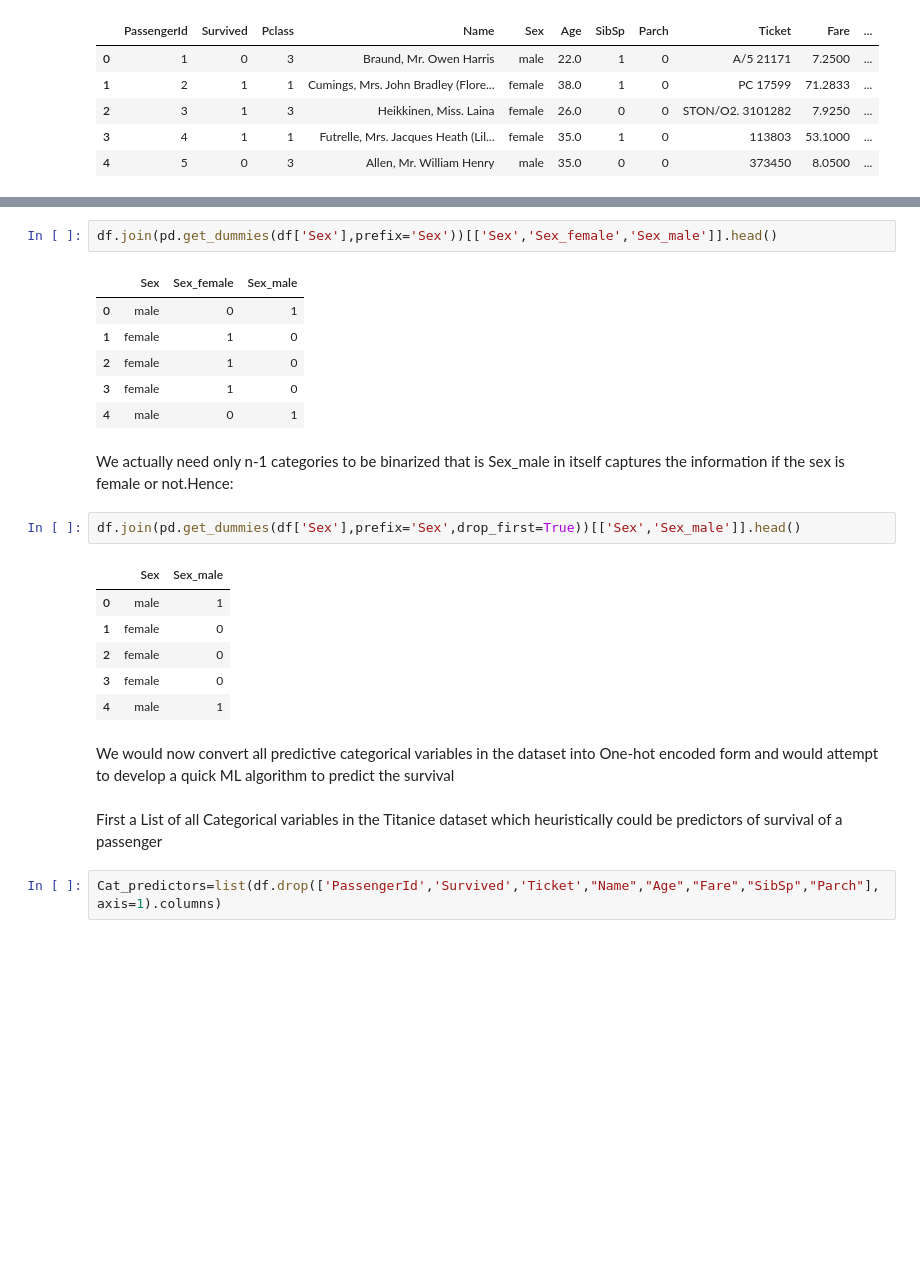
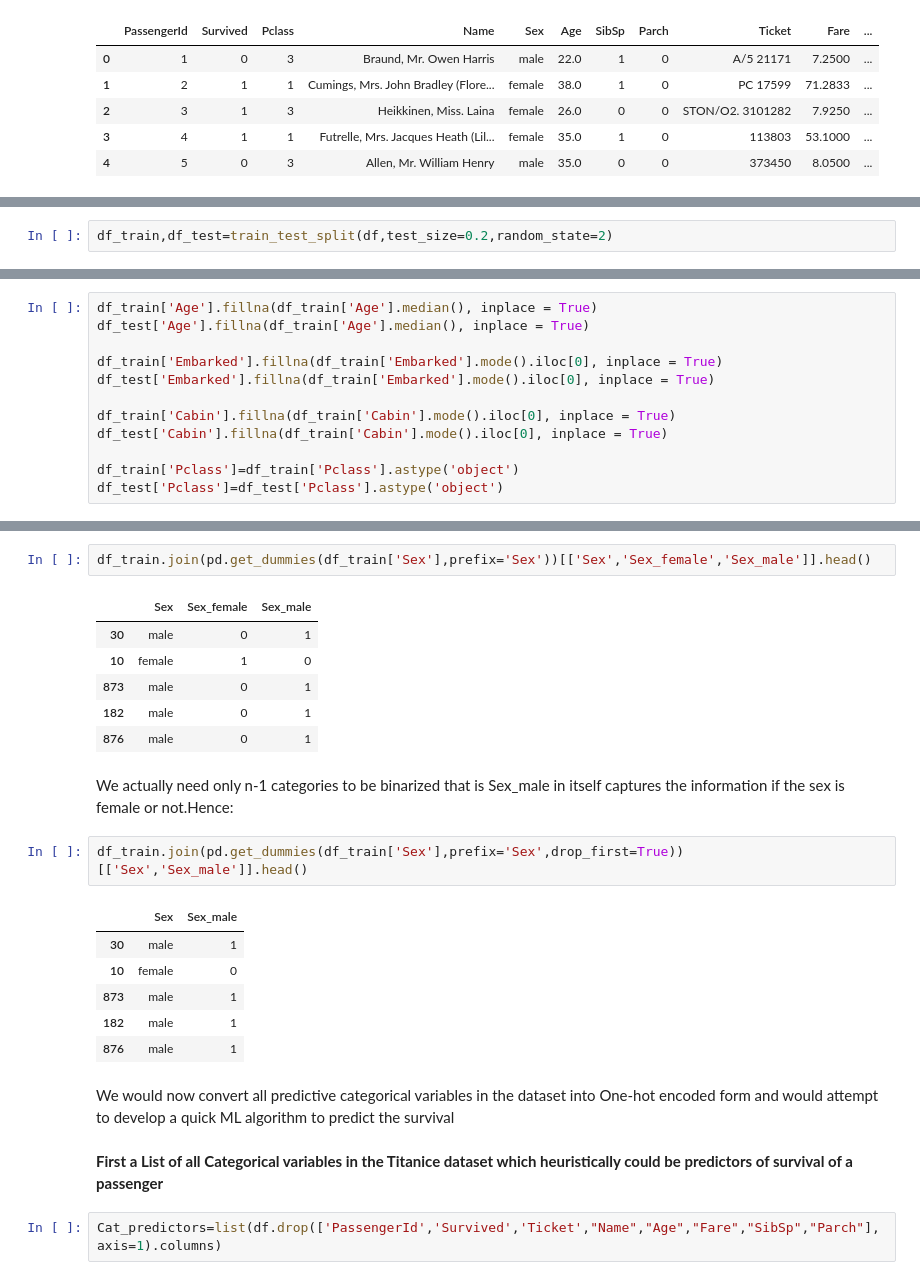
Before and after one commit to shubchat/pyconau_2020_cat_encode, a Jupyter notebook: The_art_of_categorical_encoding.ipynb, the cells around one changed output, grey strips where cells are left out. Saved outputs shown, nothing was run; the diff lists cells and outputs as text; blank space fills up the shorter version.

```diff
--- a/The_art_of_categorical_encoding.ipynb
+++ b/The_art_of_categorical_encoding.ipynb
@@ -178,0 +185,2 @@ df.head()
+# %%
+df_train,df_test=train_test_split(df,test_size=0.2,random_state=2)
@@ -179 +189,13 @@ df.head()
+# %%
+df_train['Age'].fillna(df_train['Age'].median(), inplace = True)
+df_test['Age'].fillna(df_train['Age'].median(), inplace = True)
+
+df_train['Embarked'].fillna(df_train['Embarked'].mode().iloc[0], inplace = True)
+df_test['Embarked'].fillna(df_train['Embarked'].mode().iloc[0], inplace = True)
+
+df_train['Cabin'].fillna(df_train['Cabin'].mode().iloc[0], inplace = True)
+df_test['Cabin'].fillna(df_train['Cabin'].mode().iloc[0], inplace = True)
+
+df_train['Pclass']=df_train['Pclass'].astype('object')
+df_test['Pclass']=df_test['Pclass'].astype('object')
 # %% [markdown]
@@ -183,28 +205,28 @@ df['Sex'].unique()
 # %% [output]
 array(['male', 'female'], dtype=object)
 # %%
-df.join(pd.get_dummies(df['Sex'],prefix='Sex'))[['Sex','Sex_female','Sex_male']].head()
+df_train.join(pd.get_dummies(df_train['Sex'],prefix='Sex'))[['Sex','Sex_female','Sex_male']].head()
 # %% [output]
 |  | Sex | Sex_female | Sex_male |
-| 0 | male | 0 | 1 |
-| 1 | female | 1 | 0 |
-| 2 | female | 1 | 0 |
-| 3 | female | 1 | 0 |
-| 4 | male | 0 | 1 |
+| 30 | male | 0 | 1 |
+| 10 | female | 1 | 0 |
+| 873 | male | 0 | 1 |
+| 182 | male | 0 | 1 |
+| 876 | male | 0 | 1 |
 # %% [markdown]
 We actually need only n-1 categories to be binarized that is Sex_male in itself captures the information if the sex is female or not.Hence:
 # %%
-df.join(pd.get_dummies(df['Sex'],prefix='Sex',drop_first=True))[['Sex','Sex_male']].head()
+df_train.join(pd.get_dummies(df_train['Sex'],prefix='Sex',drop_first=True))[['Sex','Sex_male']].head()
 # %% [output]
 |  | Sex | Sex_male |
-| 0 | male | 1 |
-| 1 | female | 0 |
-| 2 | female | 0 |
-| 3 | female | 0 |
-| 4 | male | 1 |
+| 30 | male | 1 |
+| 10 | female | 0 |
+| 873 | male | 1 |
+| 182 | male | 1 |
+| 876 | male | 1 |
 # %% [markdown]
 We would now convert all predictive categorical variables in the dataset into One-hot encoded form and would attempt to develop a quick ML algorithm to predict the survival
 # %% [markdown]
-First a List of all Categorical variables in the Titanice dataset which heuristically could be predictors of survival of a passenger
+<b>First a List of all Categorical variables in the Titanice dataset which heuristically could be predictors of survival of a passenger
 # %%
 Cat_predictors=list(df.drop(['PassengerId','Survived','Ticket',"Name","Age","Fare","SibSp","Parch"],axis=1).columns)
```
Also changed, not shown: parts of 81 cells of this notebook.
